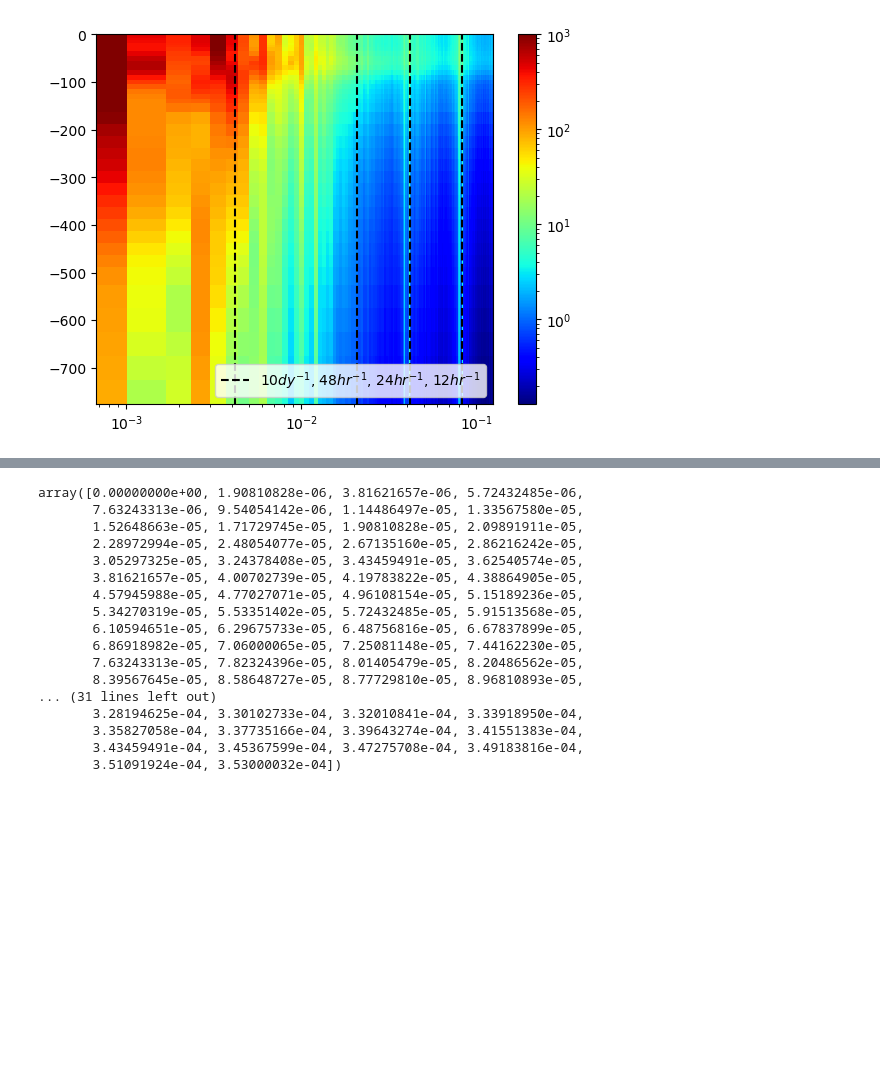
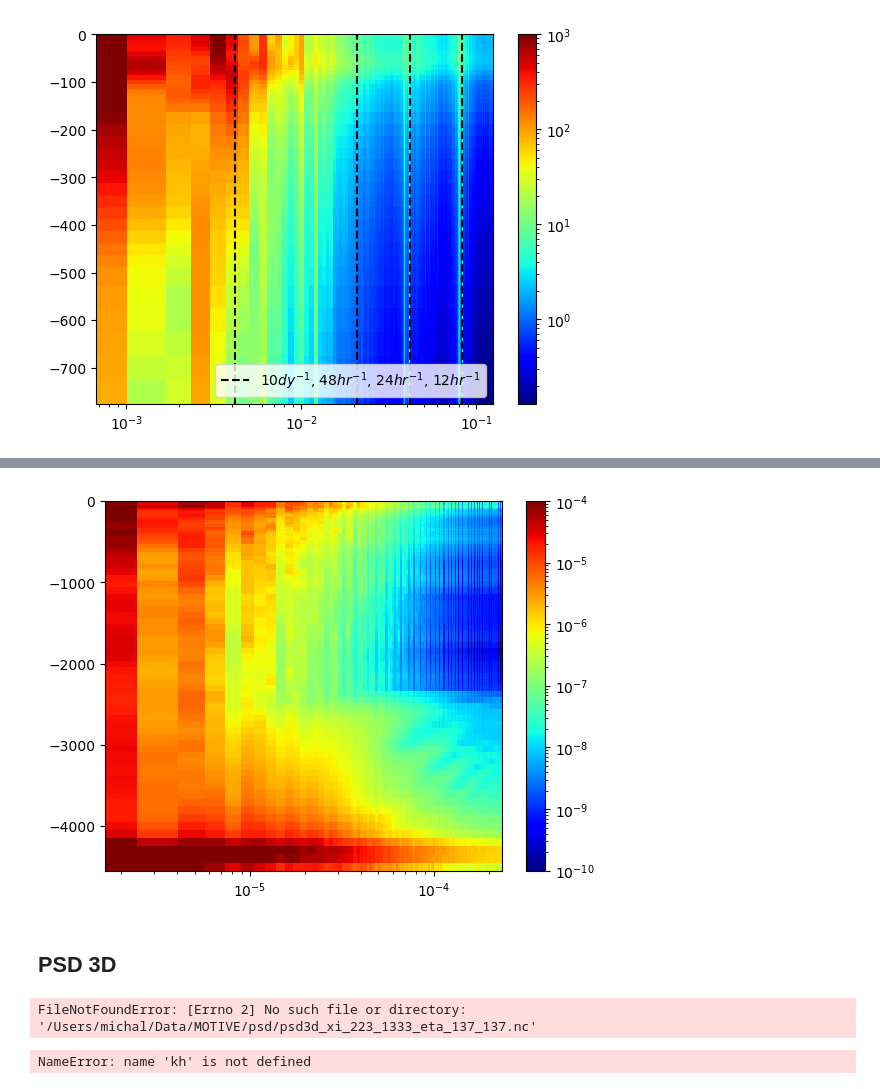
Before and after one commit to michuly/MOTIVE, a Jupyter notebook: Model_plots/psd_1d.ipynb, the cells around one changed output, grey strips where cells are left out. Saved outputs shown, nothing was run; the diff lists cells and outputs as text; code cells hidden in the pictures; blank space fills up the shorter version.

```diff
--- a/Model_plots/psd_1d.ipynb
+++ b/Model_plots/psd_1d.ipynb
@@ -81,22 +76,40 @@ plt.show()
 # %%
-freq= freq_for_fft(len_xi_u, 2e3, N2=len_eta_v, D2=2e3)
+plt.close()
+# print(psd.shape, depths.shape, freq.shape)
+norm = LogNorm(vmin=1e-10, vmax=1e-4)
+plt.pcolormesh(freq,depths,psd, shading='nearest', norm=norm, cmap='jet')
+
+plt.xscale('log')
+plt.xlim(freq[1],freq[-75])
+# plt.ylim(-60,0)
+plt.colorbar()
+plt.show()
+# %% [output]
+[figure, added]
-# %%
-freq
-# %% [output]
-array([0.00000000e+00, 1.90810828e-06, 3.81621657e-06, 5.72432485e-06,
-       7.63243313e-06, 9.54054142e-06, 1.14486497e-05, 1.33567580e-05,
-       1.52648663e-05, 1.71729745e-05, 1.90810828e-05, 2.09891911e-05,
-       2.28972994e-05, 2.48054077e-05, 2.67135160e-05, 2.86216242e-05,
-       3.05297325e-05, 3.24378408e-05, 3.43459491e-05, 3.62540574e-05,
-       3.81621657e-05, 4.00702739e-05, 4.19783822e-05, 4.38864905e-05,
-       4.57945988e-05, 4.77027071e-05, 4.96108154e-05, 5.15189236e-05,
-       5.34270319e-05, 5.53351402e-05, 5.72432485e-05, 5.91513568e-05,
-       6.10594651e-05, 6.29675733e-05, 6.48756816e-05, 6.67837899e-05,
-       6.86918982e-05, 7.06000065e-05, 7.25081148e-05, 7.44162230e-05,
-       7.63243313e-05, 7.82324396e-05, 8.01405479e-05, 8.20486562e-05,
-       8.39567645e-05, 8.58648727e-05, 8.77729810e-05, 8.96810893e-05,
-... (31 lines left out)
-       3.28194625e-04, 3.30102733e-04, 3.32010841e-04, 3.33918950e-04,
-       3.35827058e-04, 3.37735166e-04, 3.39643274e-04, 3.41551383e-04,
-       3.43459491e-04, 3.45367599e-04, 3.47275708e-04, 3.49183816e-04,
-       3.51091924e-04, 3.53000032e-04])
+# %% [markdown]
+## PSD 3D
+# %%
+dst_path = os.path.join(data_path_psd, "psd3d_xi_612_944_eta_137_137.nc")
+dat_dst = Dataset(dst_path, 'r')
+kh = dat_dst.variables['kh'][:]
+freq = dat_dst.variables['freq'][:]
+psd = dat_dst.variables['psd'][:]
+# freq = np.arange(len(psd[0,:]))
+depths = dat_dst.variables['depths'][:]
+dat_dst.close()
+# %% [output]
+FileNotFoundError: [Errno 2] No such file or directory: '/Users/michal/Data/MOTIVE/psd/psd3d_xi_223_1333_eta_137_137.nc'
+# %%
+plt.close()
+# print(psd.shape, depths.shape, freq.shape)
+norm = LogNorm(vmin=psd.min(), vmax=psd.max())
+plt.pcolormesh(freq,kh,psd, shading='nearest', norm=norm, cmap='jet')
+
+plt.xscale('log')
+plt.yscale('log')
+# plt.xlim(freq[1],freq[-75])
+# plt.ylim(-60,0)
+plt.colorbar()
+plt.show()
+# %% [output]
+NameError: name 'kh' is not defined
```
Also changed, not shown: parts of 5 cells of this notebook, 4 other files.
